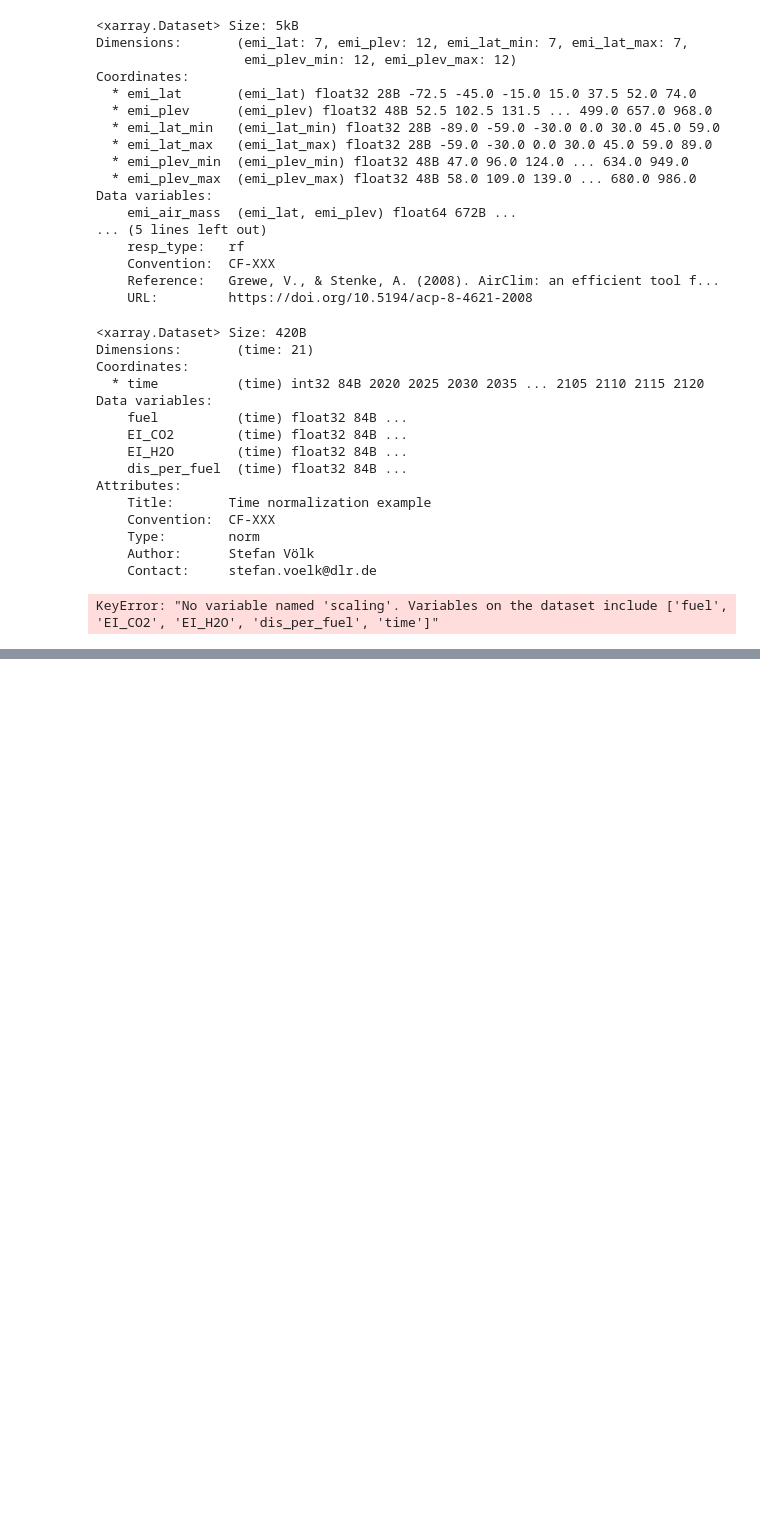
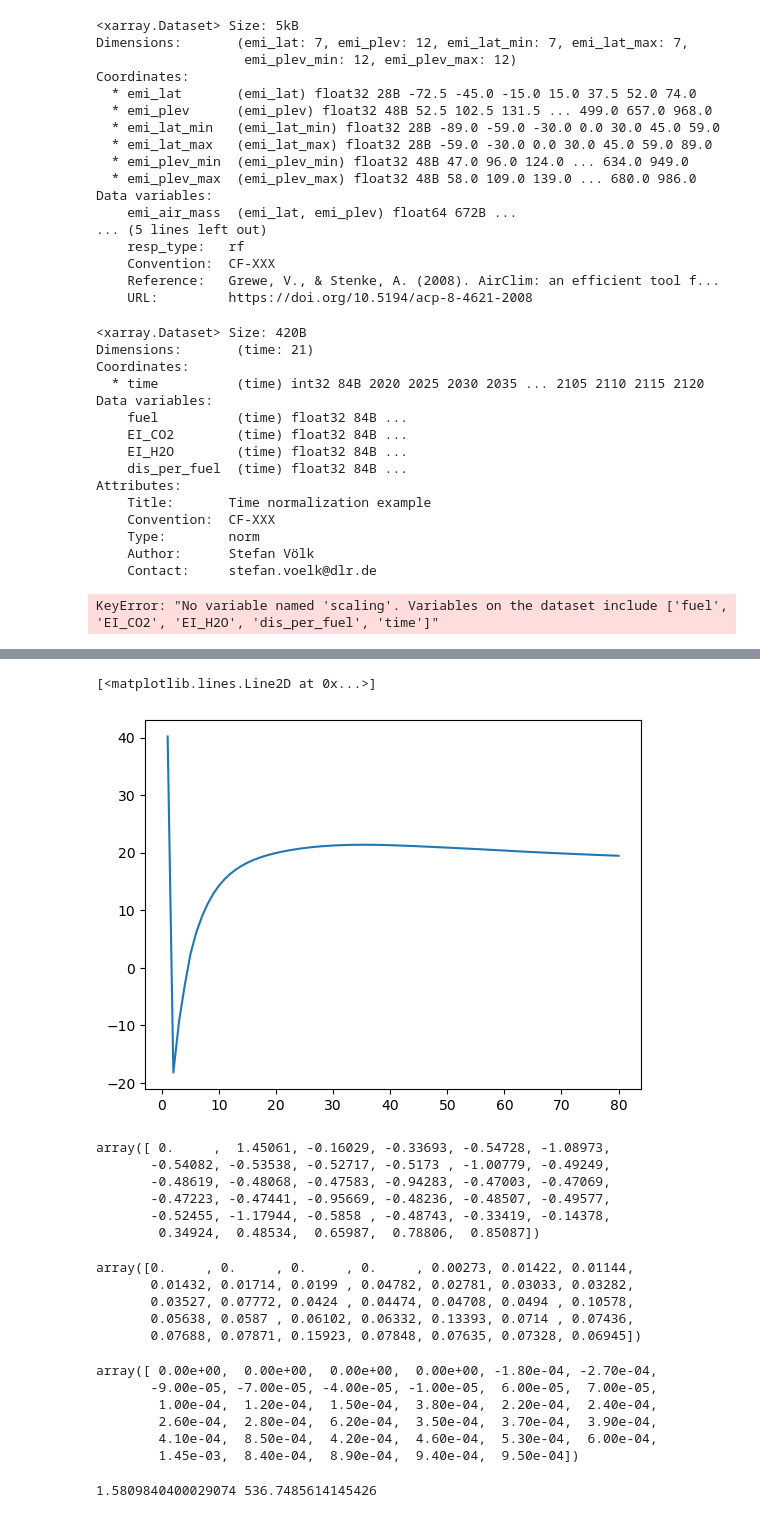
Before and after one commit to atzeharmsen/sandbox2, a Jupyter notebook: post_processing.ipynb, the cells around one changed output, grey strips where cells are left out. Cells and saved outputs as stored; diff of their text form; code cells hidden in the pictures; blank space fills up the shorter version.

```diff
--- a/post_processing.ipynb
+++ b/post_processing.ipynb
@@ -237,3 +228,14 @@ Attributes:
     Author:      Stefan Völk
     Contact:     stefan.voelk@dlr.de
 KeyError: "No variable named 'scaling'. Variables on the dataset include ['fuel', 'EI_CO2', 'EI_H2O', 'dis_per_fuel', 'time']"
+# %%
+import xarray as xr
+trial_nc = r'C:\Users\atzeh\PycharmProjects\OAC_Thesis\example\results\trial.nc'
+nc = xr.load_dataset(trial_nc)
+display(nc)
+rfch4 = nc['RF_CH4'][0].values
+rfswv= nc['RF_SWV'][0].values
+print(rfch4,rfswv)
+for i in range(len(rfch4)):
+       fraction = rfswv[i]/rfch4[i]*100
+       print(i,fraction,'%')
@@ -239,0 +277,6 @@ KeyError: "No variable named 'scaling'. Variables on the dataset include ['fuel'
+# %%
+pr=rfswv/rfch4*100
+plt.plot(pr)
+# %% [output]
+[<matplotlib.lines.Line2D at 0x...>]
+[figure, added]
@@ -239,0 +326,36 @@ KeyError: "No variable named 'scaling'. Variables on the dataset include ['fuel'
+# %%
+(np.array(swv_less_lag)-np.array(classic_swv))*1000
+# %% [output]
+array([ 0.     ,  1.45061, -0.16029, -0.33693, -0.54728, -1.08973,
+       -0.54082, -0.53538, -0.52717, -0.5173 , -1.00779, -0.49249,
+       -0.48619, -0.48068, -0.47583, -0.94283, -0.47003, -0.47069,
+       -0.47223, -0.47441, -0.95669, -0.48236, -0.48507, -0.49577,
+       -0.52455, -1.17944, -0.5858 , -0.48743, -0.33419, -0.14378,
+        0.34924,  0.48534,  0.65987,  0.78806,  0.85087])
+# %%
+(np.array(swv_less_lag_cp0)-np.array(swv_less_lag_cp0_alt80))*1000
+# %% [output]
+array([0.     , 0.     , 0.     , 0.     , 0.00273, 0.01422, 0.01144,
+       0.01432, 0.01714, 0.0199 , 0.04782, 0.02781, 0.03033, 0.03282,
+       0.03527, 0.07772, 0.0424 , 0.04474, 0.04708, 0.0494 , 0.10578,
+       0.05638, 0.0587 , 0.06102, 0.06332, 0.13393, 0.0714 , 0.07436,
+       0.07688, 0.07871, 0.15923, 0.07848, 0.07635, 0.07328, 0.06945])
+# %%
+(np.array(swv_less_lag)-np.array(swv_less_lag_cp0))*1000
+# %% [output]
+array([ 0.00e+00,  0.00e+00,  0.00e+00,  0.00e+00, -1.80e-04, -2.70e-04,
+       -9.00e-05, -7.00e-05, -4.00e-05, -1.00e-05,  6.00e-05,  7.00e-05,
+        1.00e-04,  1.20e-04,  1.50e-04,  3.80e-04,  2.20e-04,  2.40e-04,
+        2.60e-04,  2.80e-04,  6.20e-04,  3.50e-04,  3.70e-04,  3.90e-04,
+        4.10e-04,  8.50e-04,  4.20e-04,  4.60e-04,  5.30e-04,  6.00e-04,
+        1.45e-03,  8.40e-04,  8.90e-04,  9.40e-04,  9.50e-04])
+# %%
+import numpy as np
+a = -0.00088
+b = 0.47373
+c = -0.74676
+x1 = (-b+np.sqrt(b**2-4*a*c))/(2*a)
+x2 = (-b-np.sqrt(b**2-4*a*c))/(2*a)
+print(x1, x2)
+# %% [output]
+1.5809840400029074 536.7485614145426
```
Also changed, not shown: parts of 6 cells of this notebook, 8 other files.
